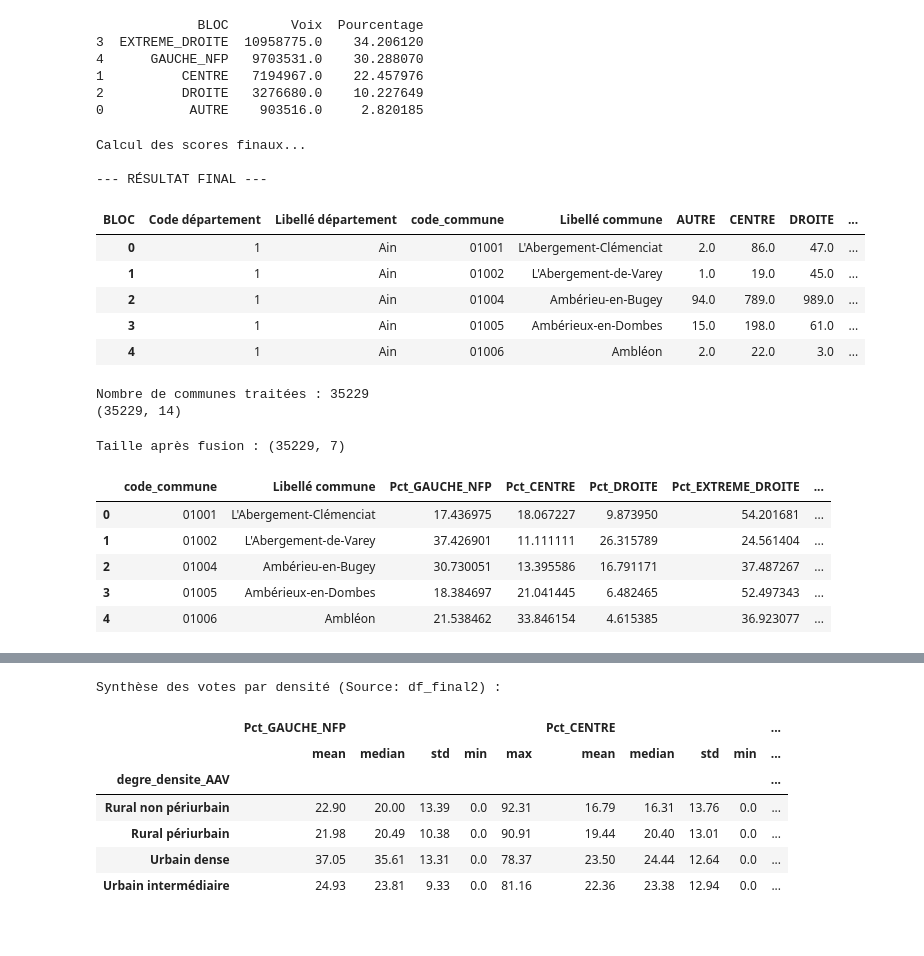
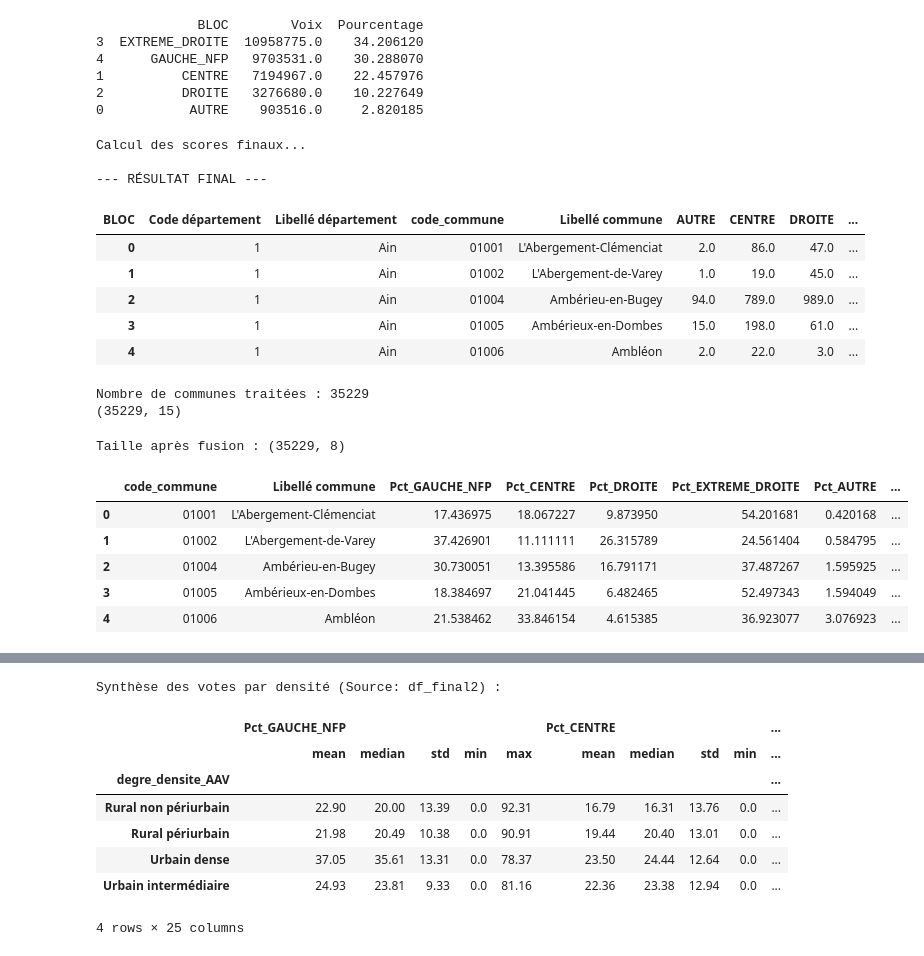
Before and after one commit to AntonJayet/projet-python-pour-la-data-science, a Jupyter notebook: Densite.ipynb, the cells around one changed output, grey strips where cells are left out. Drawn from its saved outputs; the diff is of its cells as text; code cells hidden in the pictures.

```diff
--- a/Densite.ipynb
+++ b/Densite.ipynb
@@ -245,7 +245,7 @@ df_final['Total_Calcule'] = df_final[colonnes_blocs].sum(axis=1)
 # On évite la division par zéro
 df_final = df_final[df_final['Total_Calcule'] > 0].copy()
 
-for bloc in ['GAUCHE_NFP', 'CENTRE', 'DROITE', 'EXTREME_DROITE']:
+for bloc in ['GAUCHE_NFP', 'CENTRE', 'DROITE', 'EXTREME_DROITE', 'AUTRE']:
     df_final[f'Pct_{bloc}'] = (df_final[bloc] / df_final['Total_Calcule']) * 100
 
 df_final
@@ -269,24 +269,26 @@ Calcul des scores finaux...
 | 3 | 1 | Ain | 01005 | Ambérieux-en-Dombes | 15.0 | 198.0 | 61.0 | ... |
 | 4 | 1 | Ain | 01006 | Ambléon | 2.0 | 22.0 | 3.0 | ... |
 Nombre de communes traitées : 35229
-(35229, 14)
+(35229, 15)
 # %%
 # Fusion des deux DataFrames sur la colonne 'code_commune'
 df_final2 = pd.merge(df_final, df_densite_clean, on='code_commune', how='left')
 
 #suppression des colonnes moins intéressantes: choix de garder degre-densite-aav car la présence dans l'aire d'attraction d'une ville semble pertinente pour expliquer les votes aussi
-df_final2= df_final2.drop(columns=['DROITE', 'degre_densite', 'degre_densite_7'])
+df_final2= df_final2.drop(columns=['DROITE', 'CENTRE', 'AUTRE', 'EXTREME_DROITE', 'GAUCHE_NFP',
+                                   'Total_Calcule', 'degre_densite', 'degre_densite_7', 'Libellé département',
+                                  'Code département'])
 # Vérification du résultat
 print(f"Taille après fusion : {df_final2.shape}")
 df_final2.head()
 # %% [output]
-Taille après fusion : (35229, 7)
+Taille après fusion : (35229, 8)
-|  | code_commune | Libellé commune | Pct_GAUCHE_NFP | Pct_CENTRE | Pct_DROITE | Pct_EXTREME_DROITE | ... |
-| 0 | 01001 | L'Abergement-Clémenciat | 17.436975 | 18.067227 | 9.873950 | 54.201681 | ... |
-| 1 | 01002 | L'Abergement-de-Varey | 37.426901 | 11.111111 | 26.315789 | 24.561404 | ... |
-| 2 | 01004 | Ambérieu-en-Bugey | 30.730051 | 13.395586 | 16.791171 | 37.487267 | ... |
-| 3 | 01005 | Ambérieux-en-Dombes | 18.384697 | 21.041445 | 6.482465 | 52.497343 | ... |
-| 4 | 01006 | Ambléon | 21.538462 | 33.846154 | 4.615385 | 36.923077 | ... |
+|  | code_commune | Libellé commune | Pct_GAUCHE_NFP | Pct_CENTRE | Pct_DROITE | Pct_EXTREME_DROITE | Pct_AUTRE | ... |
+| 0 | 01001 | L'Abergement-Clémenciat | 17.436975 | 18.067227 | 9.873950 | 54.201681 | 0.420168 | ... |
+| 1 | 01002 | L'Abergement-de-Varey | 37.426901 | 11.111111 | 26.315789 | 24.561404 | 0.584795 | ... |
+| 2 | 01004 | Ambérieu-en-Bugey | 30.730051 | 13.395586 | 16.791171 | 37.487267 | 1.595925 | ... |
+| 3 | 01005 | Ambérieux-en-Dombes | 18.384697 | 21.041445 | 6.482465 | 52.497343 | 1.594049 | ... |
+| 4 | 01006 | Ambléon | 21.538462 | 33.846154 | 4.615385 | 36.923077 | 3.076923 | ... |
 # %%
 # Donne un résumé statistique complet pour chaque catégorie
 df_final2.groupby('degre_densite_AAV')[colonnes_scores].describe()
@@ -307,7 +309,8 @@ colonnes_scores = [
     'Pct_GAUCHE_NFP',
     'Pct_CENTRE',
     'Pct_DROITE',
-    'Pct_EXTREME_DROITE'
+    'Pct_EXTREME_DROITE',
+    'Pct_AUTRE'
 ]
 
 # 2. Groupement par densité et calcul des statistiques descriptives
@@ -332,3 +335,4 @@ Synthèse des votes par densité (Source: df_final2) :
 | Rural périurbain | 21.98 | 20.49 | 10.38 | 0.0 | 90.91 | 19.44 | 20.40 | 13.01 | 0.0 | ... |
 | Urbain dense | 37.05 | 35.61 | 13.31 | 0.0 | 78.37 | 23.50 | 24.44 | 12.64 | 0.0 | ... |
 | Urbain intermédiaire | 24.93 | 23.81 | 9.33 | 0.0 | 81.16 | 22.36 | 23.38 | 12.94 | 0.0 | ... |
+4 rows × 25 columns
```
Also changed, not shown: parts of 2 cells of this notebook.
